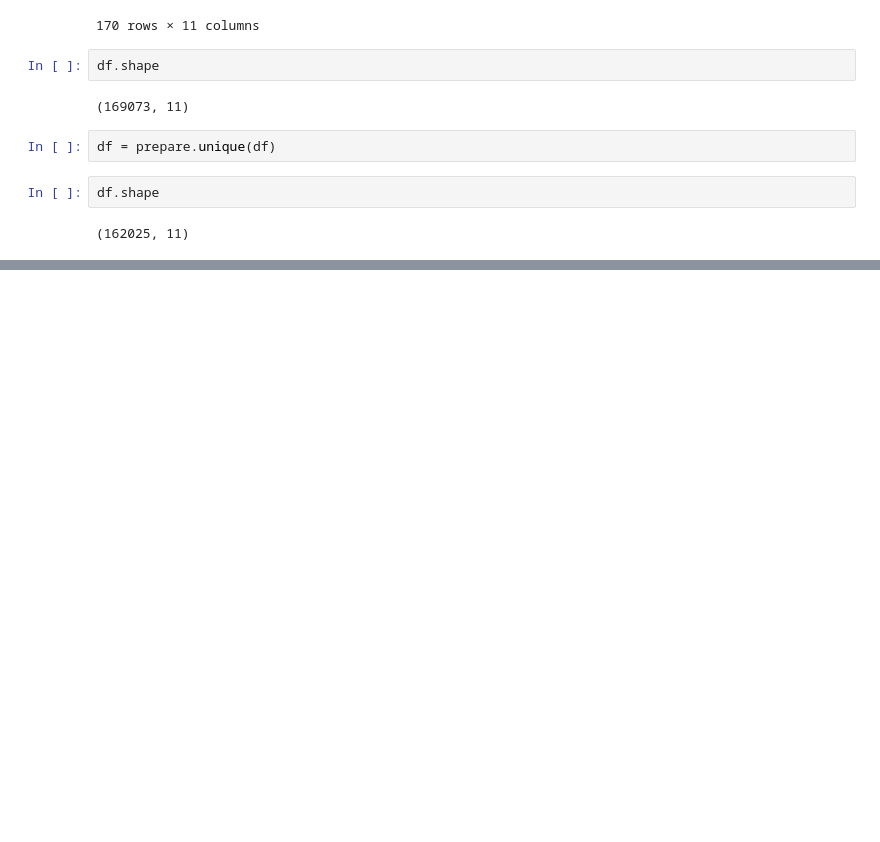
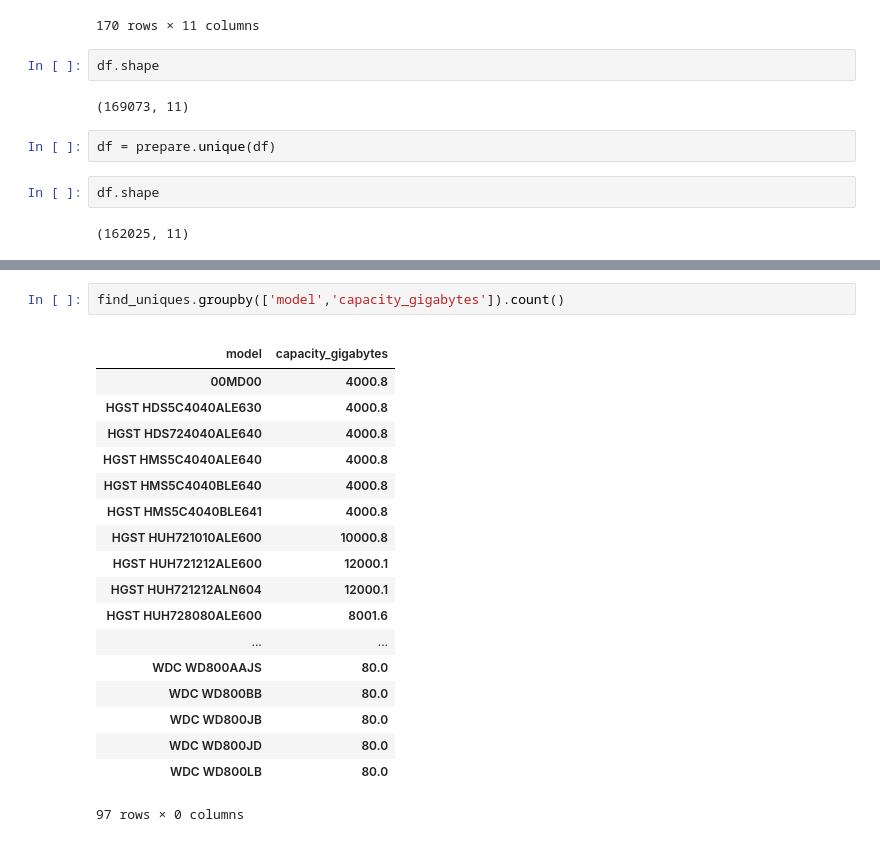
Before and after one commit to just-keep-spinning/hard-drive-project, a Jupyter notebook: tim_capstone_folder/pipeline.ipynb, the cells around one changed output, grey strips where cells are left out. Drawn from its saved outputs; the diff is of its cells as text; blank space fills up the shorter version.

```diff
--- a/tim_capstone_folder/pipeline.ipynb
+++ b/tim_capstone_folder/pipeline.ipynb
@@ -196,0 +383,22 @@ df.shape
+# %%
+find_uniques.groupby(['model','capacity_gigabytes']).count()
+# %% [output]
+|  |  |
+| model | capacity_gigabytes |
+| 00MD00 | 4000.8 |
+| HGST HDS5C4040ALE630 | 4000.8 |
+| HGST HDS724040ALE640 | 4000.8 |
+| HGST HMS5C4040ALE640 | 4000.8 |
+| HGST HMS5C4040BLE640 | 4000.8 |
+| HGST HMS5C4040BLE641 | 4000.8 |
+| HGST HUH721010ALE600 | 10000.8 |
+| HGST HUH721212ALE600 | 12000.1 |
+| HGST HUH721212ALN604 | 12000.1 |
+| HGST HUH728080ALE600 | 8001.6 |
+| ... | ... |
+| WDC WD800AAJS | 80.0 |
+| WDC WD800BB | 80.0 |
+| WDC WD800JB | 80.0 |
+| WDC WD800JD | 80.0 |
+| WDC WD800LB | 80.0 |
+97 rows × 0 columns
```
Also changed, not shown: parts of 24 cells of this notebook.
